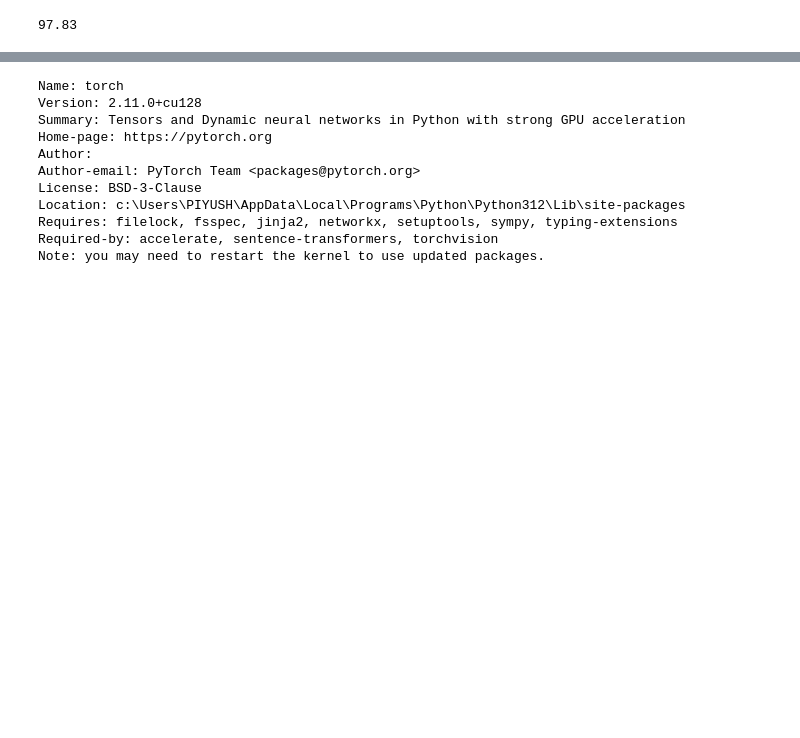
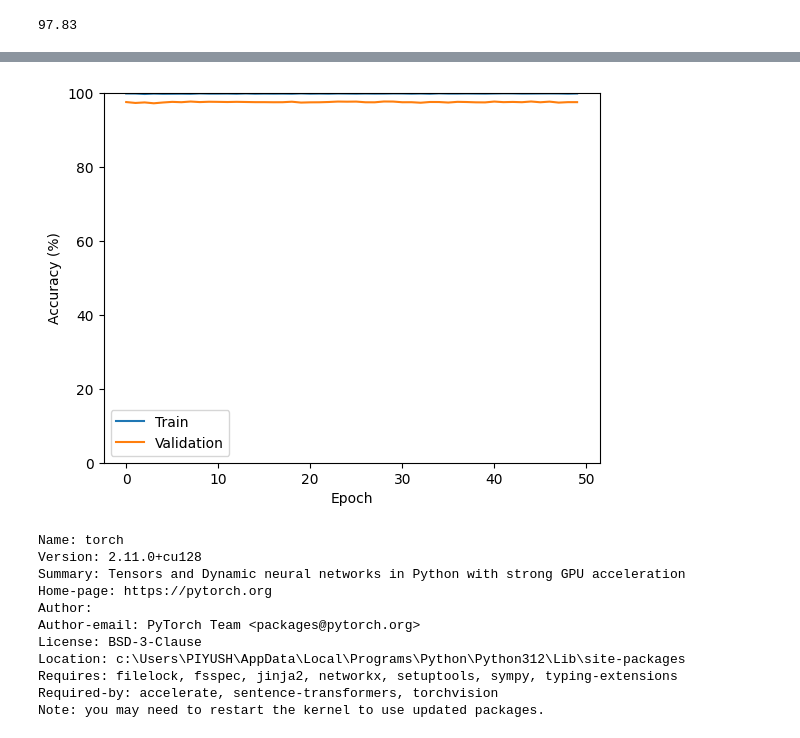
Before and after one commit to stackSentinel-32/deep-learning-lab, a Jupyter notebook: Projects/handwritten_digit_classification/mnist-classification.ipynb, the cells around one changed output, grey strips where cells are left out. Saved outputs shown, nothing was run; the diff lists cells and outputs as text; code cells hidden in the pictures; blank space fills up the shorter version.

```diff
--- a/Projects/handwritten_digit_classification/mnist-classification.ipynb
+++ b/Projects/handwritten_digit_classification/mnist-classification.ipynb
@@ -181,3 +217,18 @@ accuracy_score(y_test,y_pred)*100
+# %%
+import matplotlib.pyplot as plt
+
+plt.plot([x * 100 for x in history.history['accuracy']])
+plt.plot([x * 100 for x in history.history['val_accuracy']])
+
+plt.ylim(0, 100)
+
+plt.xlabel("Epoch")
+plt.ylabel("Accuracy (%)")
+plt.legend(["Train", "Validation"])
+
+plt.show()
+# %% [output]
+[figure, added]
 # %%
 pip show torch
 # %% [output]
```
Also changed, not shown: parts of 4 cells of this notebook.
